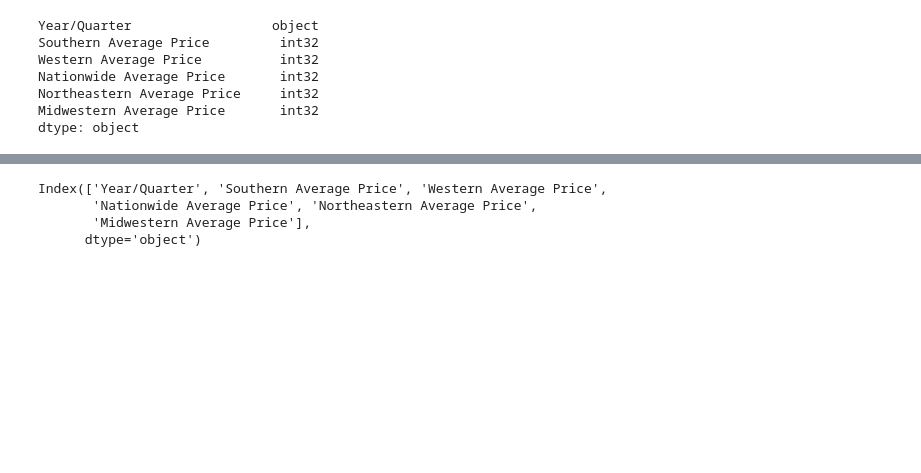
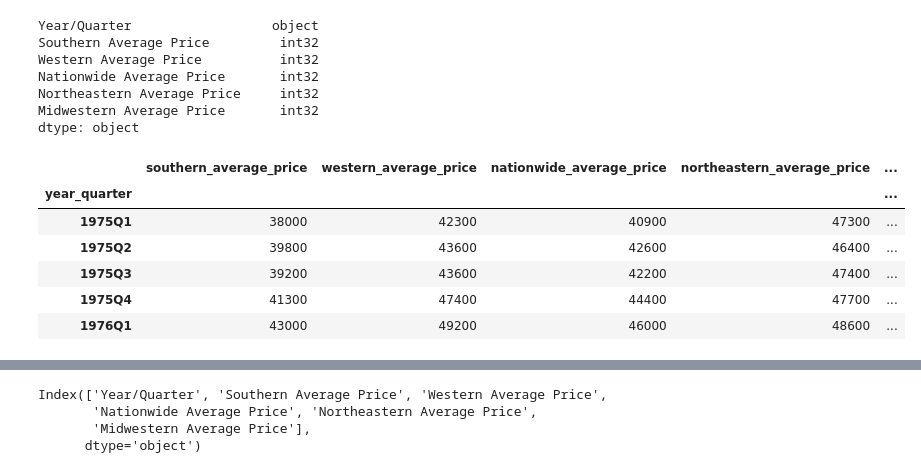
Before and after one commit to leeangel0428/Project-3-Group-2, a Jupyter notebook: Data_cleaning.ipynb, the cells around one changed output, grey strips where cells are left out. Cells and saved outputs as stored; diff of their text form; code cells hidden in the pictures; blank space fills up the shorter version.

```diff
--- a/Data_cleaning.ipynb
+++ b/Data_cleaning.ipynb
@@ -158,4 +166,16 @@ quarterly_housing_column_mapping={
 }
 
 final_clean_house_pricing_df.rename(columns= quarterly_housing_column_mapping, inplace= True)
+# %%
+true_final_clean_house_pricing_df=final_clean_house_pricing_df.set_index("year_quarter")
+
+true_final_clean_house_pricing_df.head()
+# %% [output]
+|  | southern_average_price | western_average_price | nationwide_average_price | northeastern_average_price | ... |
+| year_quarter |  |  |  |  | ... |
+| 1975Q1 | 38000 | 42300 | 40900 | 47300 | ... |
+| 1975Q2 | 39800 | 43600 | 42600 | 46400 | ... |
+| 1975Q3 | 39200 | 43600 | 42200 | 47400 | ... |
+| 1975Q4 | 41300 | 47400 | 44400 | 47700 | ... |
+| 1976Q1 | 43000 | 49200 | 46000 | 48600 | ... |
 # %%
```
Also changed, not shown: parts of 9 cells of this notebook, 20 other files.
